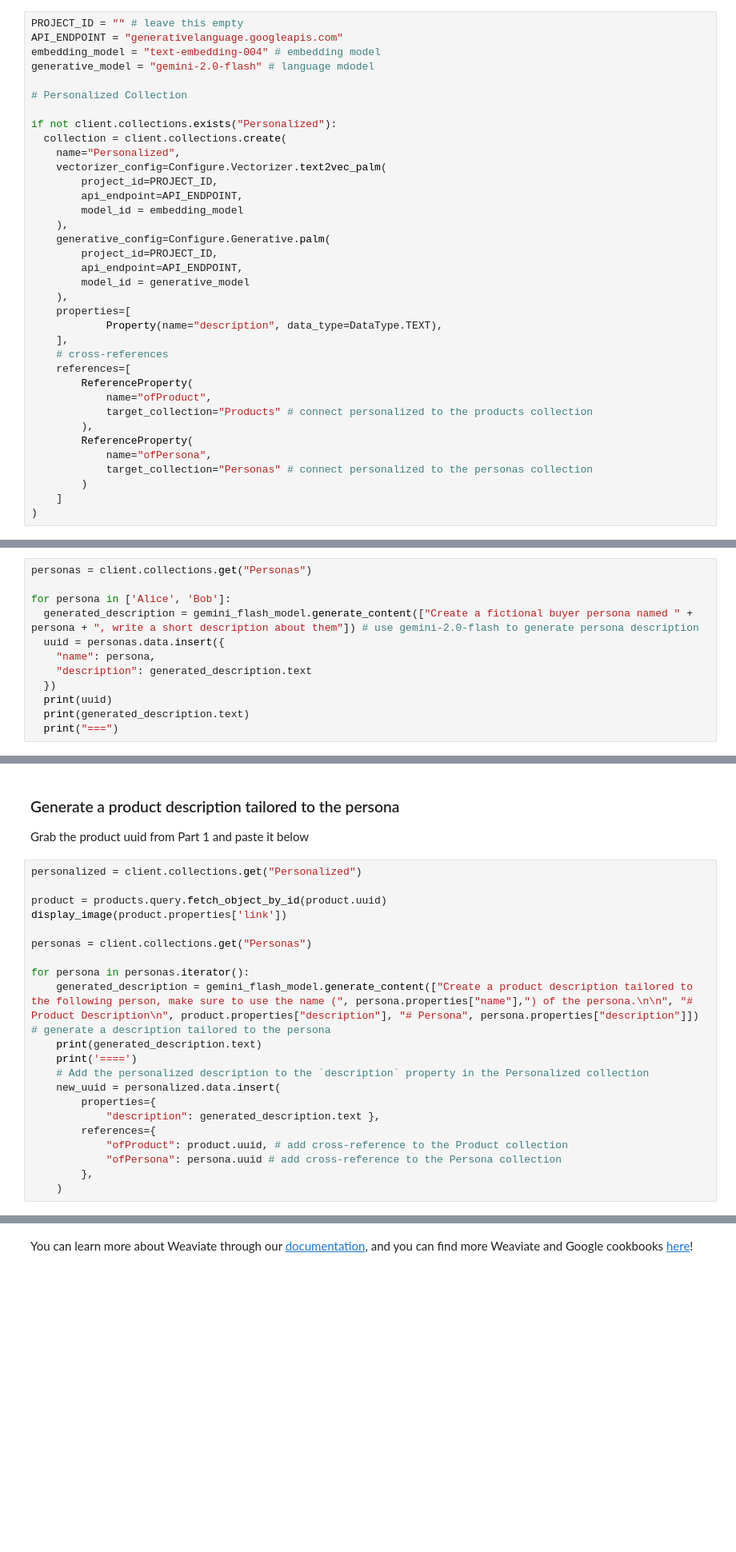
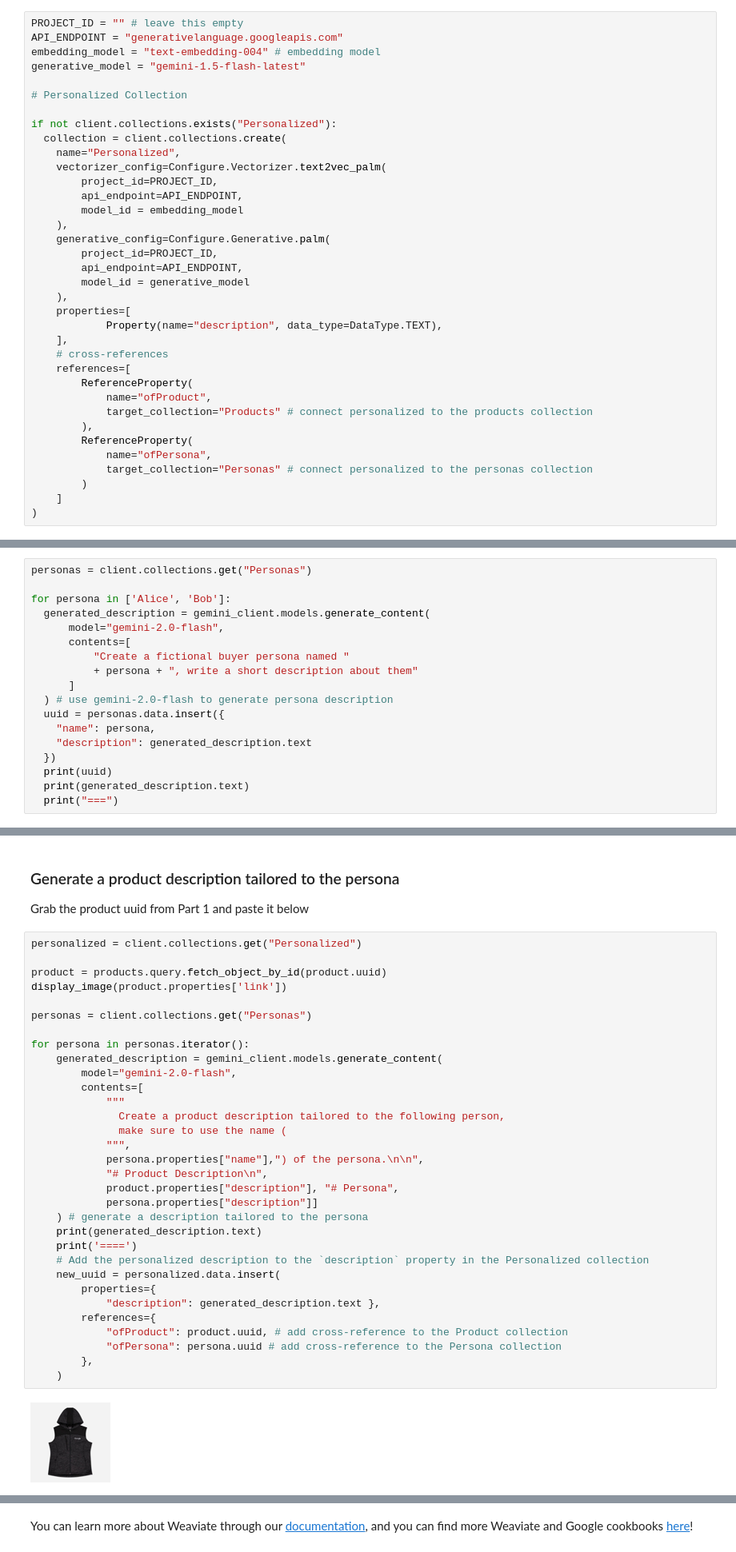
Before and after one commit to google-gemini/cookbook, a Jupyter notebook: examples/weaviate/personalized_description_with_weaviate_and_gemini_api.ipynb, the cells around one changed output, grey strips where cells are left out. Shown: that part at 80% size. Cells and saved outputs as stored; diff of their text form; blank space fills up the shorter version.

```diff
--- a/examples/weaviate/personalized_description_with_weaviate_and_gemini_api.ipynb
+++ b/examples/weaviate/personalized_description_with_weaviate_and_gemini_api.ipynb
@@ -466,7 +704,7 @@ print(result)
 PROJECT_ID = "" # leave this empty
 API_ENDPOINT = "generativelanguage.googleapis.com"
 embedding_model = "text-embedding-004" # embedding model
-generative_model = "gemini-2.0-flash" # language mdodel
+generative_model = "gemini-1.5-flash-latest"
 
 # Personalized Collection
 
@@ -504,7 +742,13 @@ if not client.collections.exists("Personalized"):
 personas = client.collections.get("Personas")
 
 for persona in ['Alice', 'Bob']:
-  generated_description = gemini_flash_model.generate_content(["Create a fictional buyer persona named " + persona + ", write a short description about them"]) # use gemini-2.0-flash to generate persona description
+  generated_description = gemini_client.models.generate_content(
+      model="gemini-2.0-flash",
+      contents=[
+          "Create a fictional buyer persona named "
+          + persona + ", write a short description about them"
+      ]
+  ) # use gemini-2.0-flash to generate persona description
   uuid = personas.data.insert({
     "name": persona,
     "description": generated_description.text
@@ -526,21 +790,34 @@ Grab the product uuid from Part 1 and paste it below
 # %%
 personalized = client.collections.get("Personalized")
 
 product = products.query.fetch_object_by_id(product.uuid)
 display_image(product.properties['link'])
 
 personas = client.collections.get("Personas")
 
 for persona in personas.iterator():
-    generated_description = gemini_flash_model.generate_content(["Create a product description tailored to the following person, make sure to use the name (", persona.properties["name"],") of the persona.\n\n", "# Product Description\n", product.properties["description"], "# Persona", persona.properties["description"]]) # generate a description tailored to the persona
+    generated_description = gemini_client.models.generate_content(
+        model="gemini-2.0-flash",
+        contents=[
+            """
+              Create a product description tailored to the following person,
+              make sure to use the name (
+            """,
+            persona.properties["name"],") of the persona.\n\n",
+            "# Product Description\n",
+            product.properties["description"], "# Persona",
+            persona.properties["description"]]
+    ) # generate a description tailored to the persona
     print(generated_description.text)
     print('====')
     # Add the personalized description to the `description` property in the Personalized collection
     new_uuid = personalized.data.insert(
         properties={
             "description": generated_description.text },
         references={
             "ofProduct": product.uuid, # add cross-reference to the Product collection
             "ofPersona": persona.uuid # add cross-reference to the Persona collection
         },
     )
+# %% [output]
+[figure, added]
```
Also changed, not shown: parts of 23 cells of this notebook.
